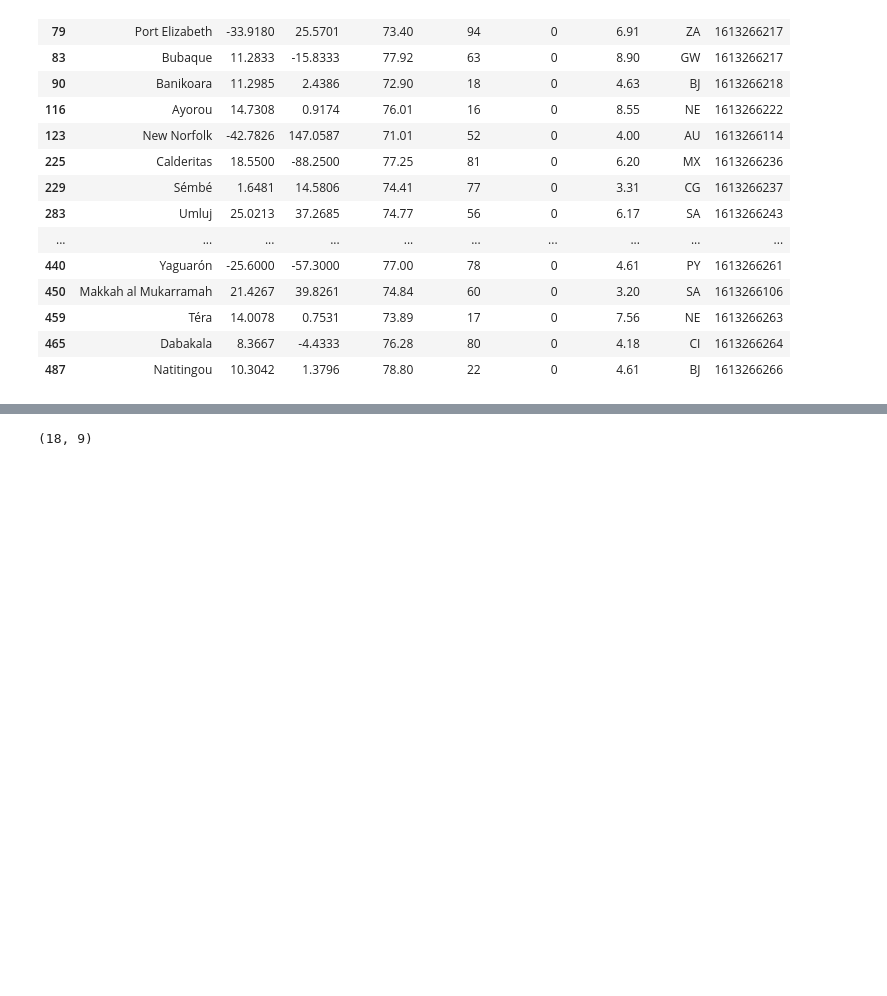
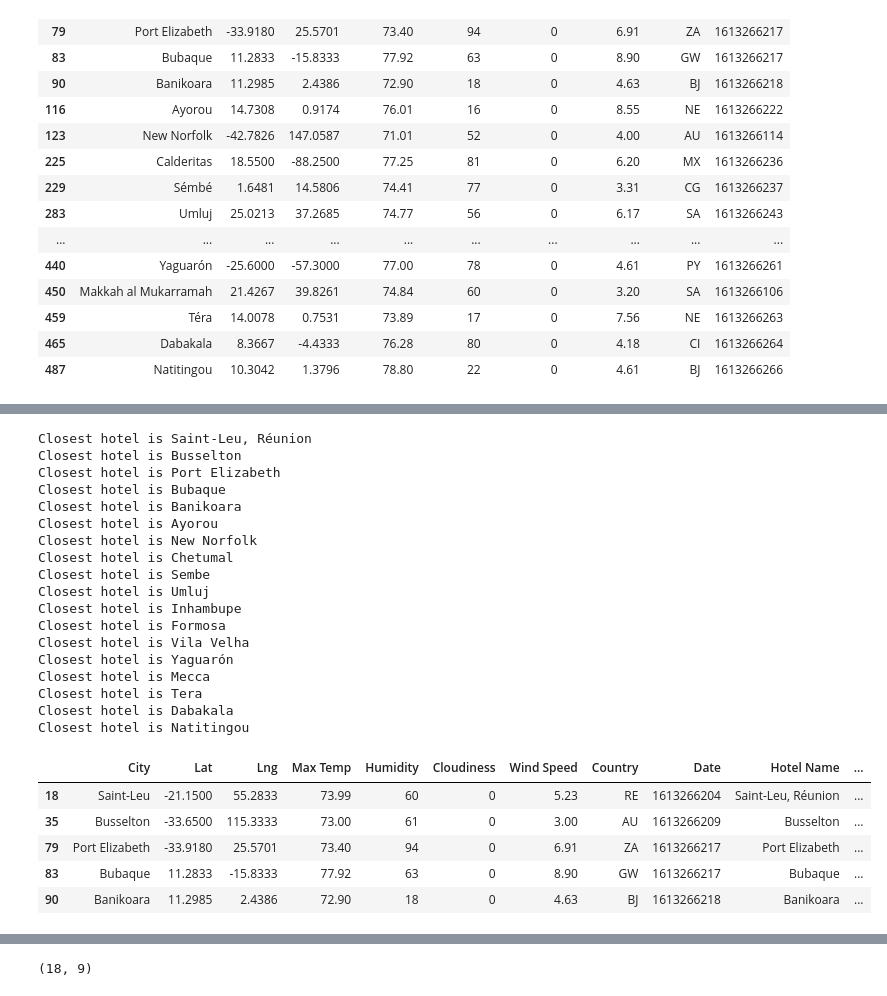
Before and after one commit to dorisakpovwa/python-api-challenge, a Jupyter notebook: VacationPy/vacation_api.ipynb, the cells around one changed output, grey strips where cells are left out. Drawn from its saved outputs; the diff is of its cells as text; code cells hidden in the pictures; blank space fills up the shorter version.

```diff
--- a/VacationPy/vacation_api.ipynb
+++ b/VacationPy/vacation_api.ipynb
@@ -106,0 +159,61 @@ condition_df
+# %%
+# params dictionary to update each iteration
+params = {
+    "radius": 5000,
+    "types": "hotel",
+    "key": api_key_ggle
+}
+
+# Use the lat/lng we recovered to identify hotels
+for index, row in hotel_df.iterrows():
+    # get lat, lng from df
+    lat = row["Lat"]
+    lng = row["Lng"]
+
+    # change location each iteration while leaving original params in place
+    params["location"] = f"{lat},{lng}"
+
+    # Use the search term: "International Airport" and our lat/lng
+    base_url = "https://maps.googleapis.com/maps/api/place/nearbysearch/json"
+
+    # make request and print url
+    hotel_address = requests.get(base_url, params=params)
+
+    # convert to json
+    hotel_address = hotel_address.json()
+
+    # Since some data may be missing we incorporate a try-except to skip any that are missing a data point.
+    try:
+        hotel_df.loc[index, "Hotel Name"] = hotel_address["results"][0]["name"]
+        hotel_df.loc[index, "Hotel Address"] = hotel_address["results"][0]["vicinity"]
+        print(f"Closest hotel is {hotel_address['results'][0]['name']}")
+
+    except (IndexError):
+        print("Hotel not found... skipping.")
+
+hotel_df.head()
+# %% [output]
+Closest hotel is Saint-Leu, Réunion
+Closest hotel is Busselton
+Closest hotel is Port Elizabeth
+Closest hotel is Bubaque
+Closest hotel is Banikoara
+Closest hotel is Ayorou
+Closest hotel is New Norfolk
+Closest hotel is Chetumal
+Closest hotel is Sembe
+Closest hotel is Umluj
+Closest hotel is Inhambupe
+Closest hotel is Formosa
+Closest hotel is Vila Velha
+Closest hotel is Yaguarón
+Closest hotel is Mecca
+Closest hotel is Tera
+Closest hotel is Dabakala
+Closest hotel is Natitingou
+|  | City | Lat | Lng | Max Temp | Humidity | Cloudiness | Wind Speed | Country | Date | Hotel Name | ... |
+| 18 | Saint-Leu | -21.1500 | 55.2833 | 73.99 | 60 | 0 | 5.23 | RE | 1613266204 | Saint-Leu, Réunion | ... |
+| 35 | Busselton | -33.6500 | 115.3333 | 73.00 | 61 | 0 | 3.00 | AU | 1613266209 | Busselton | ... |
+| 79 | Port Elizabeth | -33.9180 | 25.5701 | 73.40 | 94 | 0 | 6.91 | ZA | 1613266217 | Port Elizabeth | ... |
+| 83 | Bubaque | 11.2833 | -15.8333 | 77.92 | 63 | 0 | 8.90 | GW | 1613266217 | Bubaque | ... |
+| 90 | Banikoara | 11.2985 | 2.4386 | 72.90 | 18 | 0 | 4.63 | BJ | 1613266218 | Banikoara | ... |
```
Also changed, not shown: parts of 30 cells of this notebook, 2 other files.
